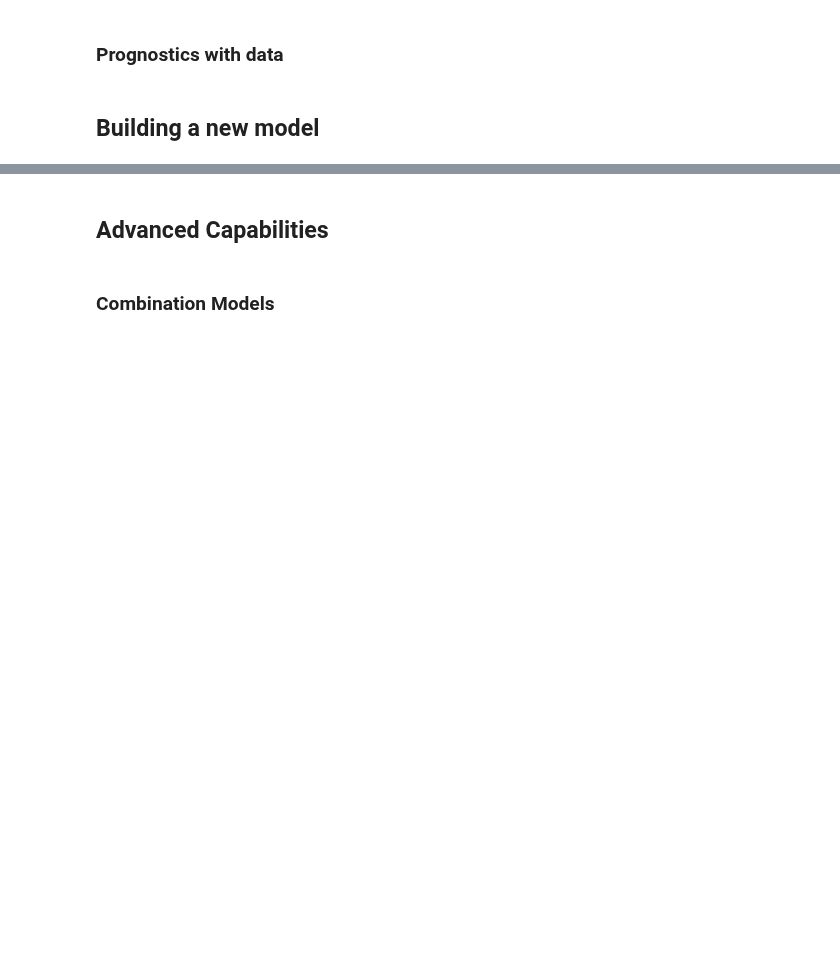
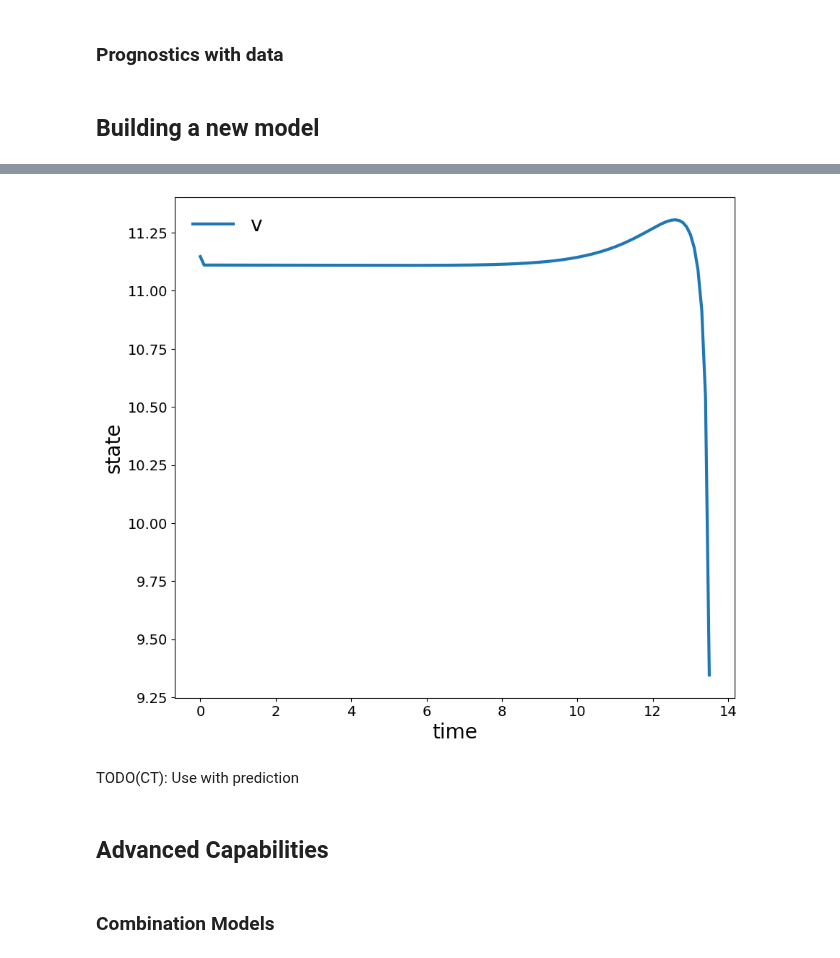
Before and after one commit to nasa/progpy, a Jupyter notebook: examples/2024PHMTutorial.ipynb, the cells around one changed output, grey strips where cells are left out. Saved outputs shown, nothing was run; the diff lists cells and outputs as text; code cells hidden in the pictures; blank space fills up the shorter version.

```diff
--- a/examples/2024PHMTutorial.ipynb
+++ b/examples/2024PHMTutorial.ipynb
@@ -193,3 +311,9 @@ Physics-based model - gina's paper https://pdf.sciencedirectassets.com/271430/1-
+# %%
+fig = results.outputs.plot()
+# %% [output]
+[figure, added]
+# %% [markdown]
+TODO(CT): Use with prediction
 # %% [markdown]
 ## Advanced Capabilities
 # %% [markdown]
```
Also changed, not shown: parts of 29 cells of this notebook.
